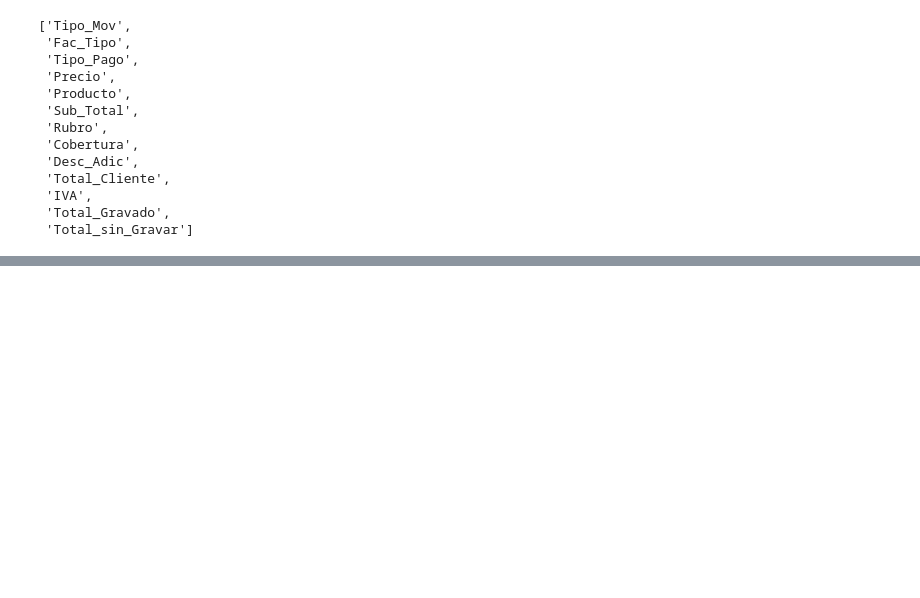
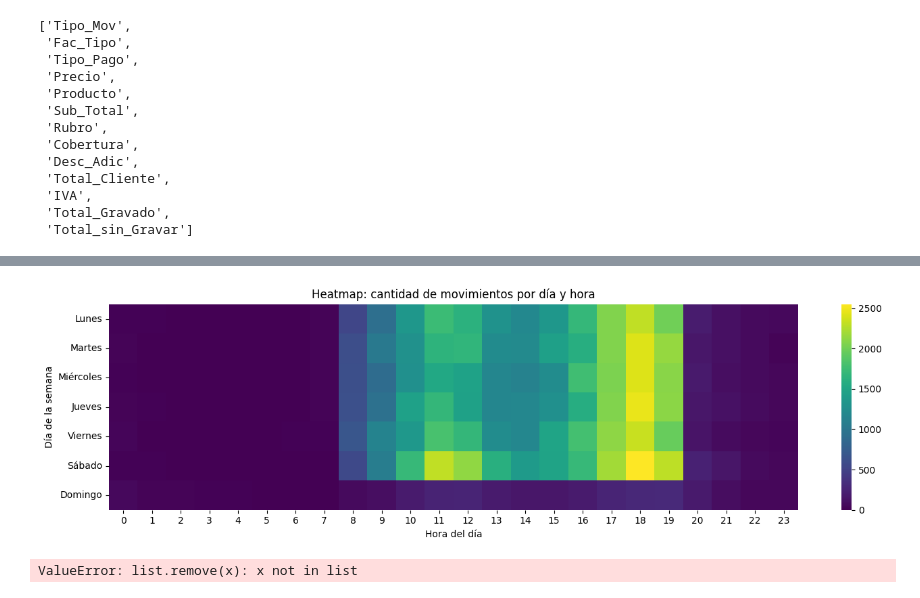
Before and after one commit to 4GeeksAcademy/sp-ml-20-final-project-g2, a Jupyter notebook: src/Final-project-Grupo2-InetaAnthonnyGuillermo.ipynb, the cells around one changed output, grey strips where cells are left out. Cells and saved outputs as stored; diff of their text form; code cells hidden in the pictures; blank space fills up the shorter version.

```diff
--- a/src/Final-project-Grupo2-InetaAnthonnyGuillermo.ipynb
+++ b/src/Final-project-Grupo2-InetaAnthonnyGuillermo.ipynb
@@ -471,0 +600,21 @@ for col in columns_to_numeric:
+# %%
+df_copy["day_num"] = df_copy["Fecha"].dt.dayofweek
+df_copy["hour"] = df_copy["Fecha"].dt.hour
+heat = pd.crosstab(df_copy["day_num"], df_copy["hour"])
+heat = heat.reindex(index=range(7), columns=range(24), fill_value=0)
+dias = ["Lunes","Martes","Miércoles","Jueves","Viernes","Sábado","Domingo"]
+plt.figure(figsize=(14, 4))
+sns.heatmap(heat, cmap="viridis")
+plt.yticks(ticks=[i+0.5 for i in range(7)], labels=dias, rotation=0)
+plt.xticks(rotation=0)
+plt.xlabel("Hora del día")
+plt.ylabel("Día de la semana")
+plt.title("Heatmap: cantidad de movimientos por día y hora")
+plt.tight_layout()
+plt.show()
+# %% [output]
+[figure, added]
+# %%
+cat_variables.remove("Producto")
+# %% [output]
+ValueError: list.remove(x): x not in list
```
Also changed, not shown: parts of 26 cells of this notebook, 5 other files.
